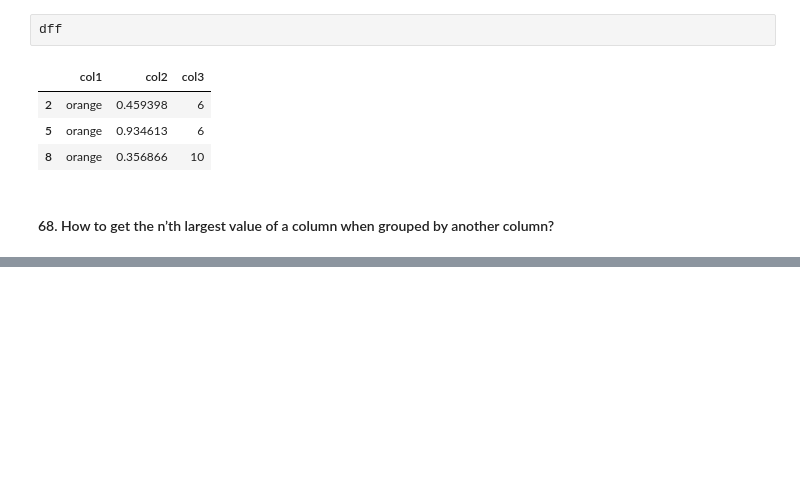
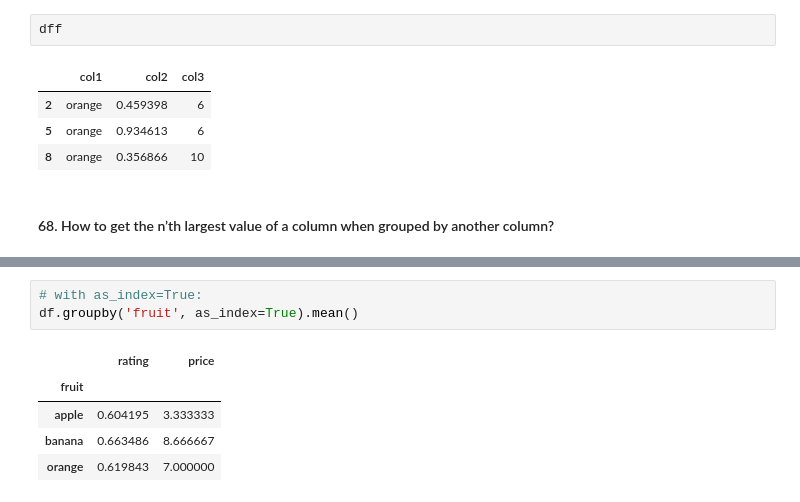
Before and after one commit to KarimaCha/Exercises_Python_NumPy_Pandas, a Jupyter notebook: 03_Pandas_Exercises_KC.ipynb, the cells around one changed output, grey strips where cells are left out. Saved outputs shown, nothing was run; the diff lists cells and outputs as text; blank space fills up the shorter version.

```diff
--- a/03_Pandas_Exercises_KC.ipynb
+++ b/03_Pandas_Exercises_KC.ipynb
@@ -3458,0 +3523,9 @@ Name: 4, dtype: object
+# %%
+# with as_index=True:
+df.groupby('fruit', as_index=True).mean()
+# %% [output]
+|  | rating | price |
+| fruit |  |  |
+| apple | 0.604195 | 3.333333 |
+| banana | 0.663486 | 8.666667 |
+| orange | 0.619843 | 7.000000 |
```
Also changed, not shown: parts of 18 cells of this notebook.
